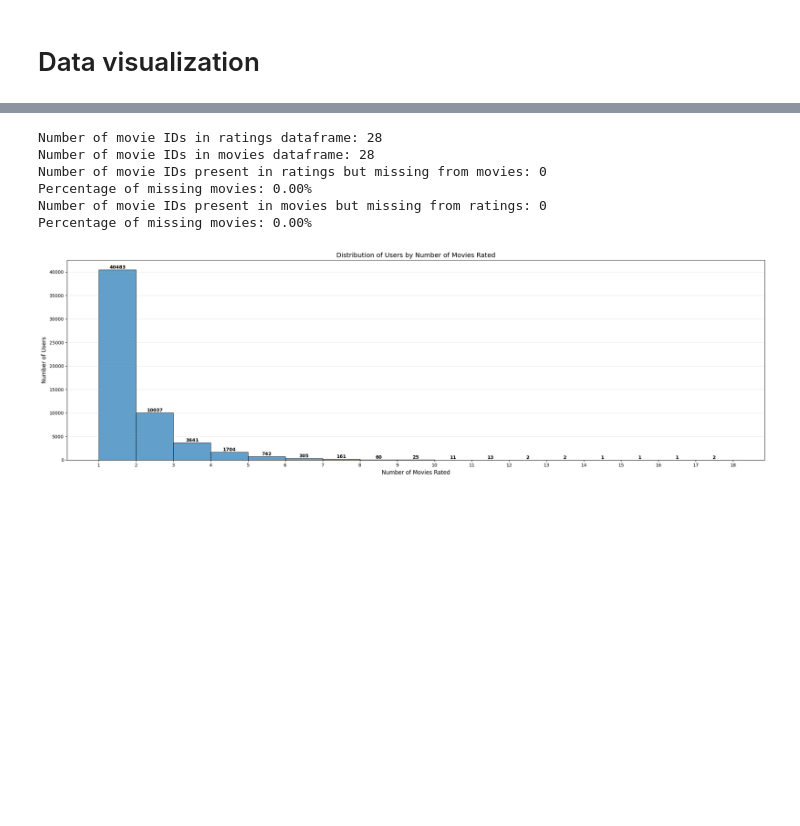
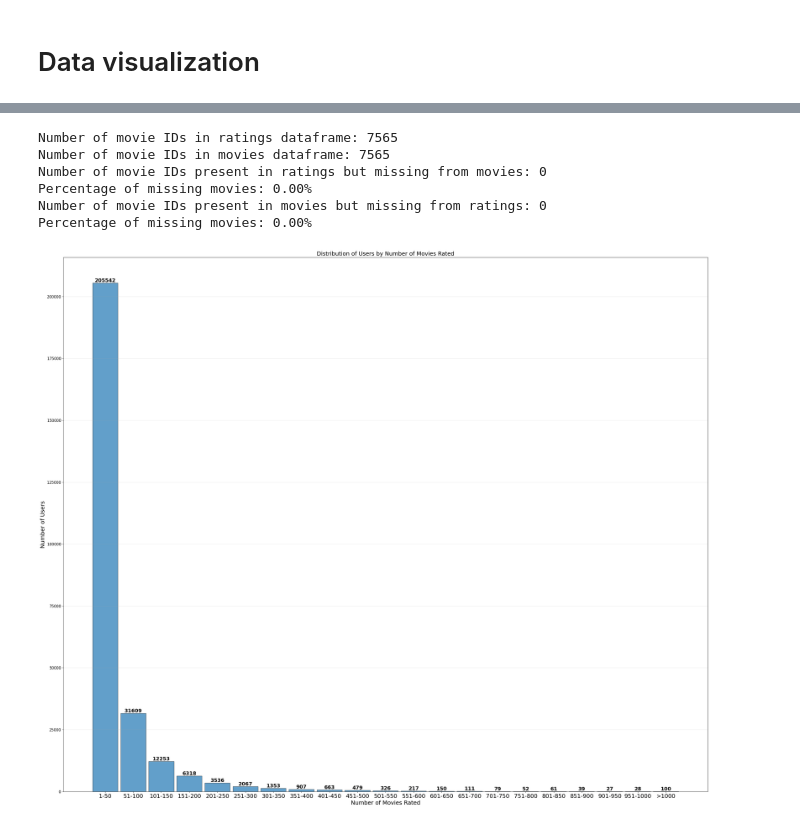
Before and after one commit to vmhieu51204/Movies-Recommendation-System, a Jupyter notebook: notebooks/eda/data_viz.ipynb, the cells around one changed output, grey strips where cells are left out. Saved outputs shown, nothing was run; the diff lists cells and outputs as text; code cells hidden in the pictures; blank space fills up the shorter version.

Commit message:
data-viz-update

```diff
--- a/notebooks/eda/data_viz.ipynb
+++ b/notebooks/eda/data_viz.ipynb
@@ -7,7 +7,7 @@ import pandas as pd
 import os
 import numpy as np
 
-path = r"C:\Users\hungn\Documents\GitHub\Movies-Recommendation-System\data"
+path = r"C:\Users\hungn\Downloads\archive"
 # %%
 ratings = pd.read_csv(os.path.join(path, 'p_ratings.csv'))
 movies = pd.read_csv(os.path.join(path, 'p_movies.csv'))
@@ -42,8 +42,8 @@ print(f"Percentage of missing movies: {len(missing_ids_ratings) / len(movie_ids_
 print(f"Number of movie IDs present in movies but missing from ratings: {len(missing_ids_movies)}")
 print(f"Percentage of missing movies: {len(missing_ids_movies) / len(movie_ids_in_movies) * 100:.2f}%")
 # %% [output]
-Number of movie IDs in ratings dataframe: 28
-Number of movie IDs in movies dataframe: 28
+Number of movie IDs in ratings dataframe: 7565
+Number of movie IDs in movies dataframe: 7565
 Number of movie IDs present in ratings but missing from movies: 0
 Percentage of missing movies: 0.00%
 Number of movie IDs present in movies but missing from ratings: 0
@@ -51,29 +51,49 @@ Percentage of missing movies: 0.00%
 # %%
 df = ratings
 user_rating_counts = df.groupby('userId').size().reset_index(name='movies_rated')
-max_movies = user_rating_counts['movies_rated'].max()
-bins = np.arange(1, max_movies, 1)
 
-plt.figure(figsize=(22, 7))
+# Cap the ratings at 1000 for binning purposes
+user_rating_counts_capped = user_rating_counts.copy()
+user_rating_counts_capped.loc[user_rating_counts_capped['movies_rated'] > 1000, 'movies_rated'] = 1001
 
-counts, edges, patches = plt.hist(user_rating_counts['movies_rated'], bins=bins,
-                                  edgecolor='black', alpha=0.7)
+interval_size = 50
+bins = list(np.arange(1, 1001, interval_size)) + [1001, 1051]  # Last bin spans 50 units
 
+counts, edges = np.histogram(user_rating_counts_capped['movies_rated'], bins=bins)
+
+# Calculate bin centers and widths
+bin_widths = np.diff(edges)
+bin_centers = edges[:-1] + bin_widths / 2
+
+# Plot
+plt.figure(figsize=(30, 25))
+plt.bar(bin_centers, counts, width=bin_widths * 0.9, edgecolor='black', alpha=0.7)
+
+# Add count labels
 for i in range(len(counts)):
     if counts[i] > 0:
-        plt.text(edges[i] + (edges[i+1] - edges[i])/2, counts[i],
-                 f'{int(counts[i])}',
-                 ha='center', va='bottom', fontweight='bold')
+        plt.text(bin_centers[i], counts[i], f'{int(counts[i])}',
+                 ha='center', va='bottom', fontweight='bold', fontsize=16)
 
-plt.xlabel('Number of Movies Rated', fontsize=12)
-plt.ylabel('Number of Users', fontsize=12)
-plt.title('Distribution of Users by Number of Movies Rated', fontsize=14)
+# Create interval labels
+interval_labels = [
+    f'{int(edges[i])}-{int(edges[i+1]-1)}' if edges[i+1] <= 1001 else '>1000'
+    for i in range(len(edges) - 1)
+]
+
+plt.xlabel('Number of Movies Rated', fontsize=18)
+plt.ylabel('Number of Users', fontsize=18)
+plt.title('Distribution of Users by Number of Movies Rated', fontsize=18)
 plt.grid(axis='y', alpha=0.3)
-plt.xticks(bins)
+
+plt.xticks(bin_centers, interval_labels, rotation=0, ha='center', fontsize=18)
+plt.yticks(fontsize=12)
+
 plt.tight_layout()
+plt.savefig('1.png')
 plt.show()
 # %% [output]
-[figure, old version]
+[figure, new version]
 # %%
 rating_counts = ratings['rating'].value_counts().sort_index()
 
```
Also changed, not shown: parts of 4 cells of this notebook, 5 other files.
